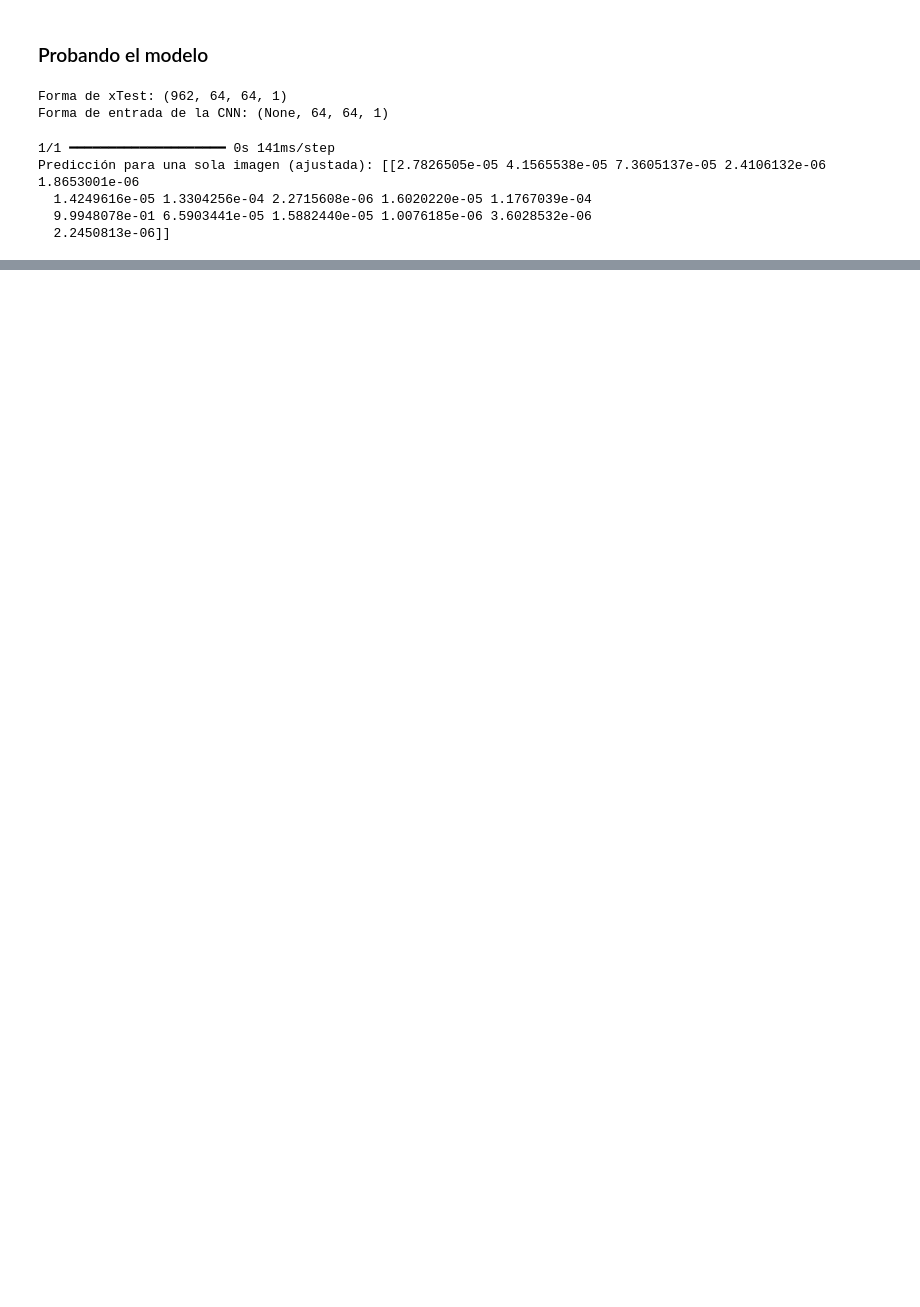
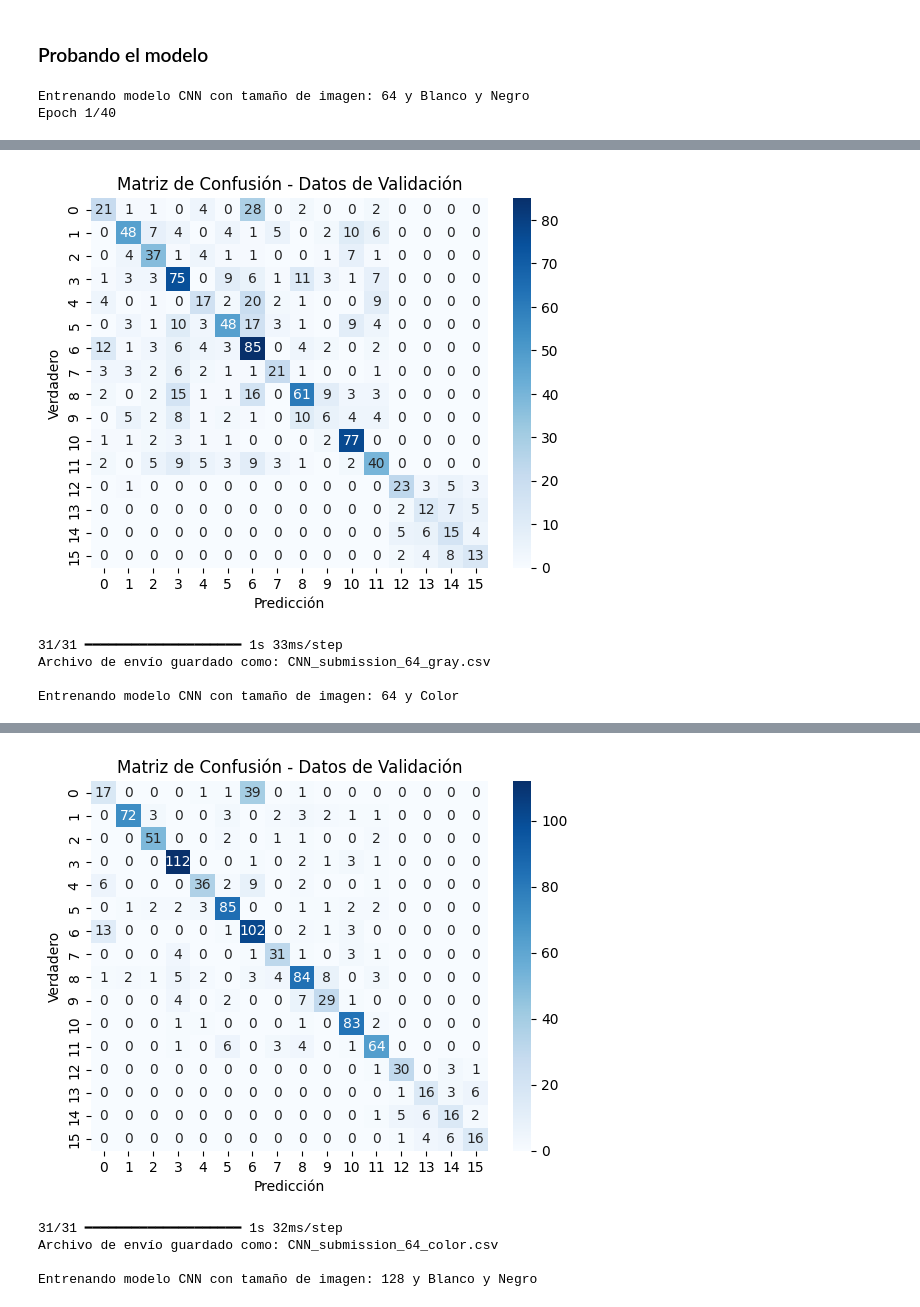
Before and after one commit to F3liP3L/Statistics_III, a Jupyter notebook: tarea3/src/tarea3.ipynb, the cells around one changed output, grey strips where cells are left out. Saved outputs shown, nothing was run; the diff lists cells and outputs as text; code cells hidden in the pictures; blank space fills up the shorter version.

Commit message:
✨ feat: Adding trained models with different image inputs

```diff
--- a/tarea3/src/tarea3.ipynb
+++ b/tarea3/src/tarea3.ipynb
@@ -327,3 +283,22 @@ Epoch 50/50
 # %%
-valLoss, valAccuracy = cnnModel.evaluate(XVal, yVal)
-print(f"Precisión en el conjunto de validación: {valAccuracy}")
+def predictAndSubmit(model, imgSize, grayscale, labelEncoder, modelType):
+    """
+    Realiza predicciones en el conjunto de datos de prueba y genera un archivo CSV para envío.
+
+    Parámetros:
+    - model: Modelo entrenado para realizar predicciones.
+    - imgSize (int): Tamaño de la imagen para redimensionar.
+    - grayscale (bool): Si es True, las imágenes se cargan en escala de grises.
+    - labelEncoder: Codificador de etiquetas para decodificar predicciones.
+    - modelType (str): Tipo de modelo para nombrar el archivo de envío.
+    """
+    # Cargar imágenes de prueba
+    xTest, testFilenames = loadTestImages(testPath, imgSize, grayscale)
+    # Realizar predicciones
+    predictions = model.predict(xTest)
+    predictedLabels = labelEncoder.inverse_transform(np.argmax(predictions, axis=1))
+    # Guardar las predicciones en un archivo CSV
+    df = pd.DataFrame({"file": testFilenames, "label": predictedLabels})
+    outputFile = f"{modelType}_submission_{imgSize}_{'gray' if grayscale else 'color'}.csv"
+    df.to_csv(outputFile, index=False)
+    print(f"Archivo de envío guardado como: {outputFile}")
@@ -333,28 +305,11 @@ Precisión en el conjunto de validación: 0.7144177556037903
 # %% [markdown]
 ### Probando el modelo
-# %%
-# Cargar datos de test nuevamente para imágenes de prueba en blanco y negro
-xTest, testFilenames = loadTestImages(testPath, IMG_SIZE_LR, grayscale=True)
-# Ajustar el canal de entrada para la CNN
-xTest = xTest.reshape(xTest.shape[0], IMG_SIZE_LR, IMG_SIZE_LR, 1)
-# Realizar predicciones y guardarlas en CSV
-print("Forma de xTest:", xTest.shape)
-print("Forma de entrada de la CNN:", cnnModel.input_shape)
-# predictAndSave(cnnModel, xTest, testFilenames, labelEncoder, outputFile="cnn_predictions.csv")
-# %% [output]
-Forma de xTest: (962, 64, 64, 1)
-Forma de entrada de la CNN: (None, 64, 64, 1)
 # %%
-# Imprime la forma de las entradas esperadas y de las entradas reales para verificar
-test_sample_adjusted = test_sample.reshape(1, IMG_SIZE_LR, IMG_SIZE_LR, 1)
-try:
-    single_prediction = cnnModel.predict(test_sample_adjusted)
-    print("Predicción para una sola imagen (ajustada):", single_prediction)
-except ValueError as e:
-    print("Error en la predicción con la muestra ajustada:", str(e))
+# Ejecutar el entrenamiento y evaluación en diferentes configuraciones
+for size in [IMG_SIZE_LR, IMG_SIZE_CNN]:
+    for grayscale in [True, False]:  # MODOS_COLOR
+        model, labelEncoder, _, _ = trainModel("CNN", size, grayscale)
+        predictAndSubmit(model, size, grayscale, labelEncoder, "CNN")
 # %% [output]
-1/1 ━━━━━━━━━━━━━━━━━━━━ 0s 141ms/step
-Predicción para una sola imagen (ajustada): [[2.7826505e-05 4.1565538e-05 7.3605137e-05 2.4106132e-06 1.8653001e-06
-  1.4249616e-05 1.3304256e-04 2.2715608e-06 1.6020220e-05 1.1767039e-04
-  9.9948078e-01 6.5903441e-05 1.5882440e-05 1.0076185e-06 3.6028532e-06
-  2.2450813e-06]]
+Entrenando modelo CNN con tamaño de imagen: 64 y Blanco y Negro
+Epoch 1/40
@@ -360,0 +333,5 @@ Predicción para una sola imagen (ajustada): [[2.7826505e-05 4.1565538e-05 7.360
+[figure, added]
+31/31 ━━━━━━━━━━━━━━━━━━━━ 1s 33ms/step
+Archivo de envío guardado como: CNN_submission_64_gray.csv
+
+Entrenando modelo CNN con tamaño de imagen: 64 y Color
@@ -360,0 +355,5 @@ Predicción para una sola imagen (ajustada): [[2.7826505e-05 4.1565538e-05 7.360
+[figure, added]
+31/31 ━━━━━━━━━━━━━━━━━━━━ 1s 32ms/step
+Archivo de envío guardado como: CNN_submission_64_color.csv
+
+Entrenando modelo CNN con tamaño de imagen: 128 y Blanco y Negro
```
Also changed, not shown: parts of 11 cells of this notebook.
